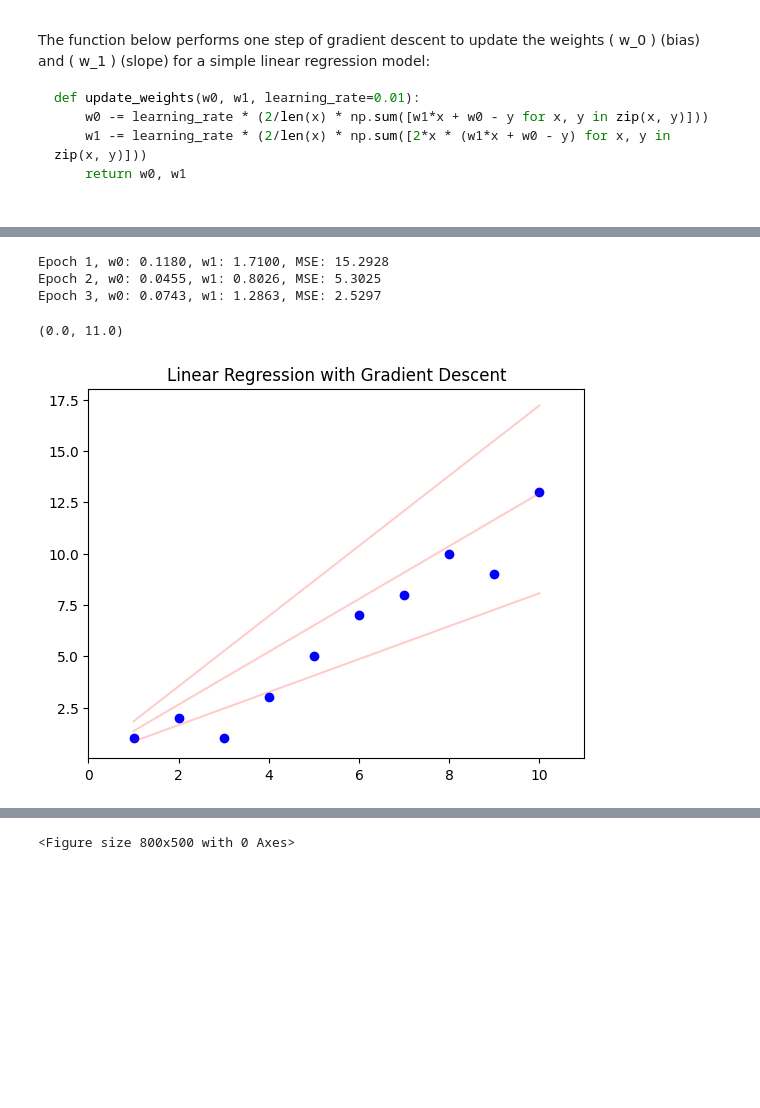
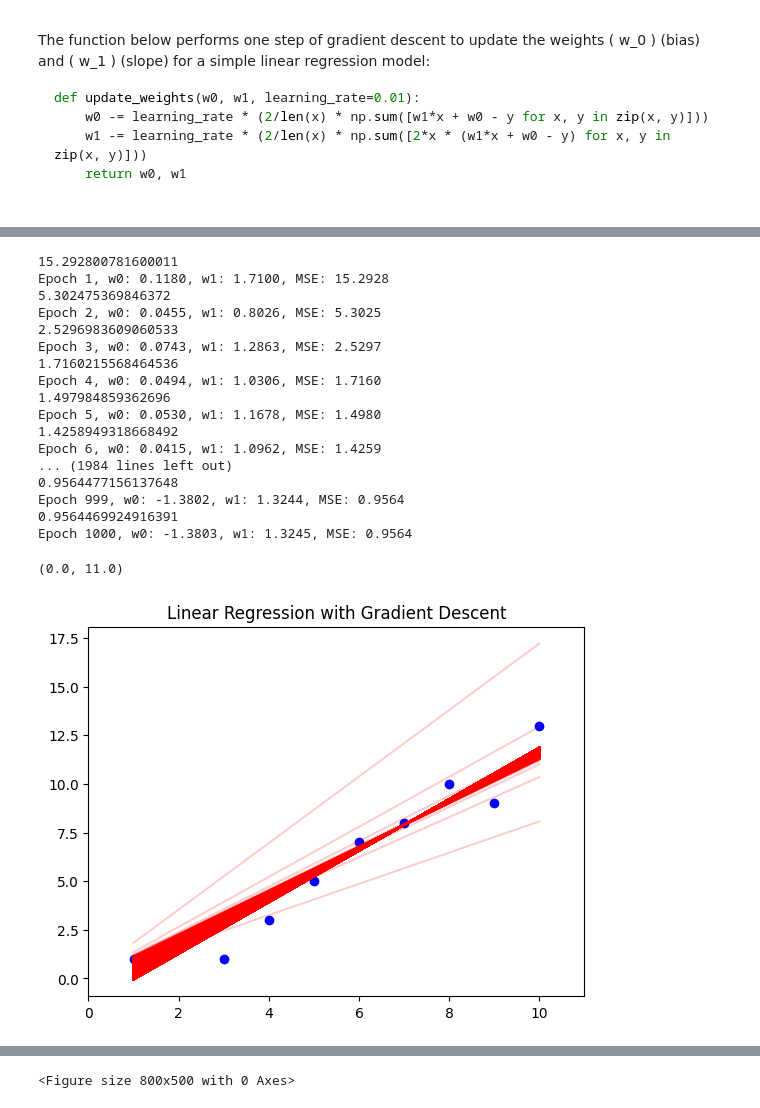
Before and after one commit to rishibbdb/MSU-ML-Workshop, a Jupyter notebook: Supervised/simple.ipynb, the cells around one changed output, grey strips where cells are left out. Saved outputs shown, nothing was run; the diff lists cells and outputs as text; code cells hidden in the pictures; blank space fills up the shorter version.

```diff
--- a/Supervised/simple.ipynb
+++ b/Supervised/simple.ipynb
@@ -41,0 +48,16 @@ plt.ylim(0, 15)
+# %%
+x = np.array([1, 2, 3, 4, 5, 6, 7, 8, 9, 10])
+y = np.array([1, 2, 1, 3, 5, 7, 8, 10, 9, 13])
+f = lambda x: 1 * x + 1
+z = f(x)
+plt.figure(figsize=(10, 5))
+plt.scatter(x, y, label='Data', color='blue')
+plt.plot(x, z, color='green', label='First Guess')
+for xi, yi, zi in zip(x, y, z):
+    # plt.scatter(xi, zi, color='green')
+    plt.vlines([xi], ymin=yi, ymax=zi, color='gray', linestyle='-', linewidth=1)
+plt.xlabel('Price of eggs')
+plt.ylabel('Size of the eggs')
+plt.legend()
+plt.xlim(0, 11)
+plt.ylim(0, 15)
@@ -91,0 +213,11 @@ mse =  \frac{1}{N} \sum_{i=1}^{N} \left( y_{pred} - y_{real} \right)^2
+# %%
+def update_weights_l1(w0, w1, learning_rate=0.01):
+    preds = w1 * x + w0
+    errors = preds - y
+    signs = np.sign(errors)
+    grad_w0 = np.sum(signs)
+    grad_w1 = np.sum(signs * x)
+    w0 -= learning_rate * grad_w0
+    w1 -= learning_rate * grad_w1
+
+    return w0, w1
@@ -92,26 +326,46 @@ mse =  \frac{1}{N} \sum_{i=1}^{N} \left( y_{pred} - y_{real} \right)^2
 # %%
 w0=0
 w1=0
-epoch = 3
+epoch = 1000
 mse = []
 iterations = np.arange(epoch)
+L2_list =[]
+W0_list = []
+W1_list = []
 from tqdm import tqdm
 for i in tqdm(range(epoch)):
-    w0, w1 = update_weights(w0, w1)
+    w0, w1 = update_weights(w0, w1, learning_rate=0.01)
+    W0_list.append(w0)
+    W1_list.append(w1)
     plt.plot(x, [w0 + w1 * xi for xi in x], color='red', alpha=0.2)
     a = w0 + w1 * np.array(x)
     b = np.array(y)
     mean_squared_error = np.mean((a - b) ** 2)
-    mse.append(mean_squared_error)
+    print(mean_squared_error)
+    L2_list.append(mean_squared_error)
     print(f'Epoch {i+1}, w0: {w0:.4f}, w1: {w1:.4f}, MSE: {mean_squared_error:.4f}')
 
 plt.scatter(x, y, label='Sine Wave', color='blue')
 plt.title('Linear Regression with Gradient Descent')
 plt.xlim(0, 11)
 # plt.ylim(-100, 15)
 # %% [output]
+15.292800781600011
 Epoch 1, w0: 0.1180, w1: 1.7100, MSE: 15.2928
+5.302475369846372
 Epoch 2, w0: 0.0455, w1: 0.8026, MSE: 5.3025
+2.5296983609060533
 Epoch 3, w0: 0.0743, w1: 1.2863, MSE: 2.5297
+1.7160215568464536
+Epoch 4, w0: 0.0494, w1: 1.0306, MSE: 1.7160
+1.497984859362696
+Epoch 5, w0: 0.0530, w1: 1.1678, MSE: 1.4980
+1.4258949318668492
+Epoch 6, w0: 0.0415, w1: 1.0962, MSE: 1.4259
+... (1984 lines left out)
+0.9564477156137648
+Epoch 999, w0: -1.3802, w1: 1.3244, MSE: 0.9564
+0.9564469924916391
+Epoch 1000, w0: -1.3803, w1: 1.3245, MSE: 0.9564
 (0.0, 11.0)
-[figure, old version]
+[figure, new version]
```
Also changed, not shown: parts of 17 cells of this notebook, 6 other files.
